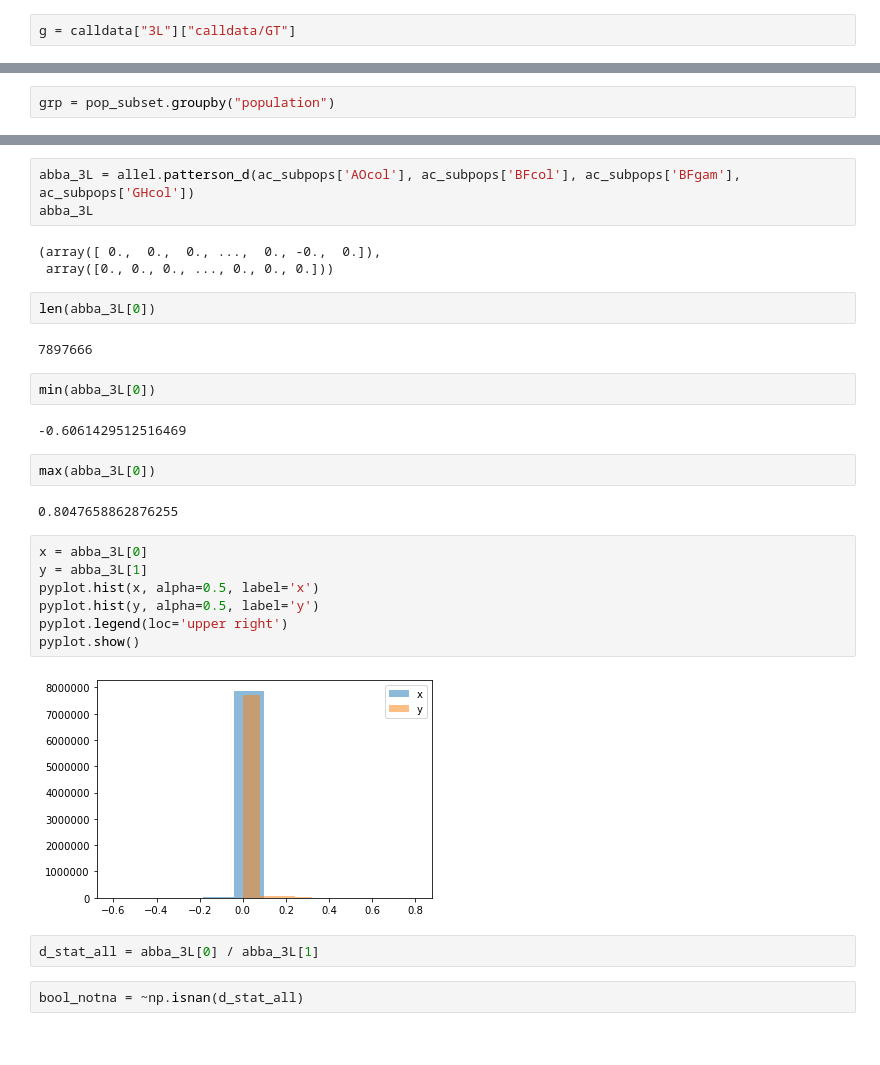
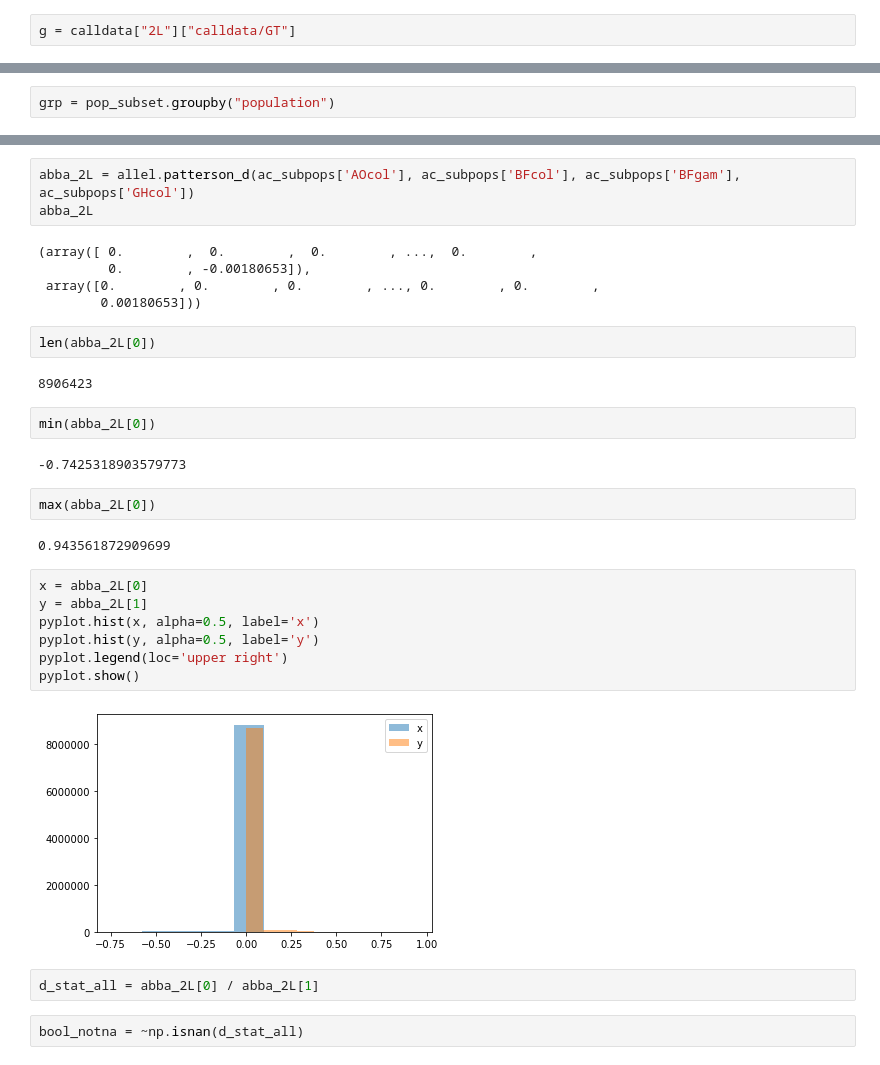
Before and after one commit to randomxsk8/notebooks, a Jupyter notebook: 08212019_ABBABABA_try.ipynb, the cells around one changed output, grey strips where cells are left out. Cells and saved outputs as stored; diff of their text form.

```diff
--- a/08212019_ABBABABA_try.ipynb
+++ b/08212019_ABBABABA_try.ipynb
@@ -54,5 +54,5 @@ pop_subset.head()
 # %%
 calldata= zarr.Group(gcsmap, read_only=True)
 # %%
-g = calldata["3L"]["calldata/GT"]
+g = calldata["2L"]["calldata/GT"]
 # %%
@@ -143,32 +143,34 @@ ac_subpops
 # %%
-abba_3L = allel.patterson_d(ac_subpops['AOcol'], ac_subpops['BFcol'], ac_subpops['BFgam'], ac_subpops['GHcol'])
-abba_3L
+abba_2L = allel.patterson_d(ac_subpops['AOcol'], ac_subpops['BFcol'], ac_subpops['BFgam'], ac_subpops['GHcol'])
+abba_2L
 # %% [output]
-(array([ 0.,  0.,  0., ...,  0., -0.,  0.]),
- array([0., 0., 0., ..., 0., 0., 0.]))
+(array([ 0.        ,  0.        ,  0.        , ...,  0.        ,
+         0.        , -0.00180653]),
+ array([0.        , 0.        , 0.        , ..., 0.        , 0.        ,
+        0.00180653]))
 # %%
-len(abba_3L[0])
+len(abba_2L[0])
 # %% [output]
-7897666
+8906423
 # %%
-min(abba_3L[0])
+min(abba_2L[0])
 # %% [output]
--0.6061429512516469
+-0.7425318903579773
 # %%
-max(abba_3L[0])
+max(abba_2L[0])
 # %% [output]
-0.8047658862876255
+0.943561872909699
 # %%
-x = abba_3L[0]
-y = abba_3L[1]
+x = abba_2L[0]
+y = abba_2L[1]
 pyplot.hist(x, alpha=0.5, label='x')
 pyplot.hist(y, alpha=0.5, label='y')
 pyplot.legend(loc='upper right')
 pyplot.show()
 # %% [output]
-[figure, old version]
+[figure, new version]
 # %%
-d_stat_all = abba_3L[0] / abba_3L[1]
+d_stat_all = abba_2L[0] / abba_2L[1]
 # %%
 bool_notna = ~np.isnan(d_stat_all)
 # %%
```
Also changed, not shown: parts of 28 cells of this notebook.
